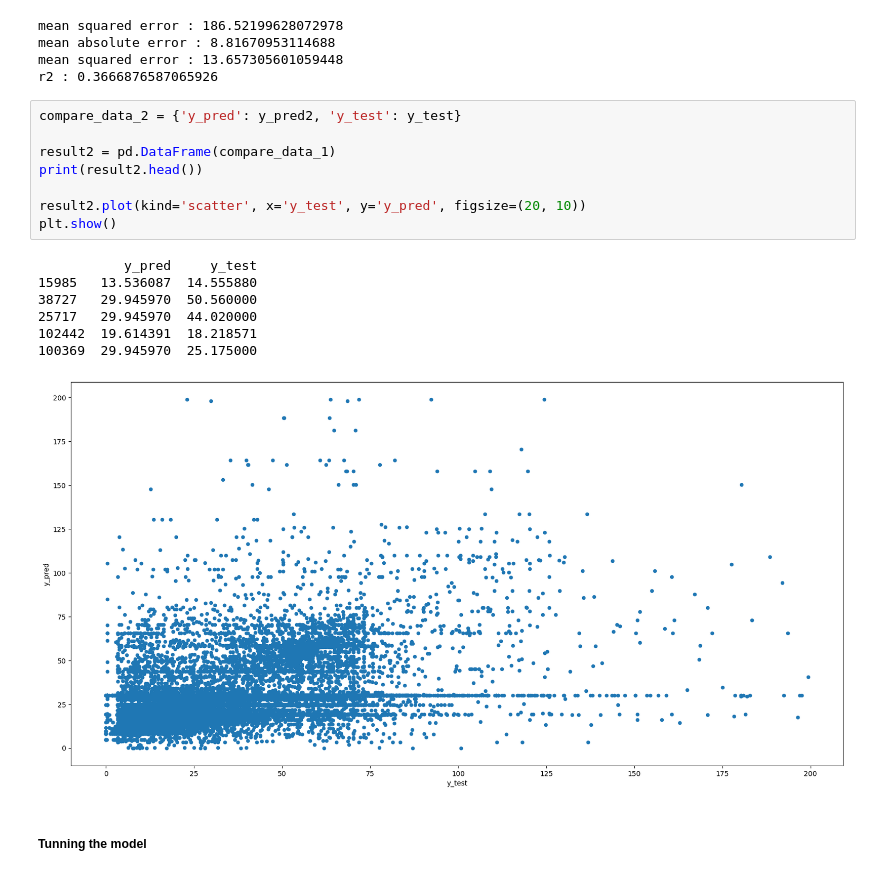
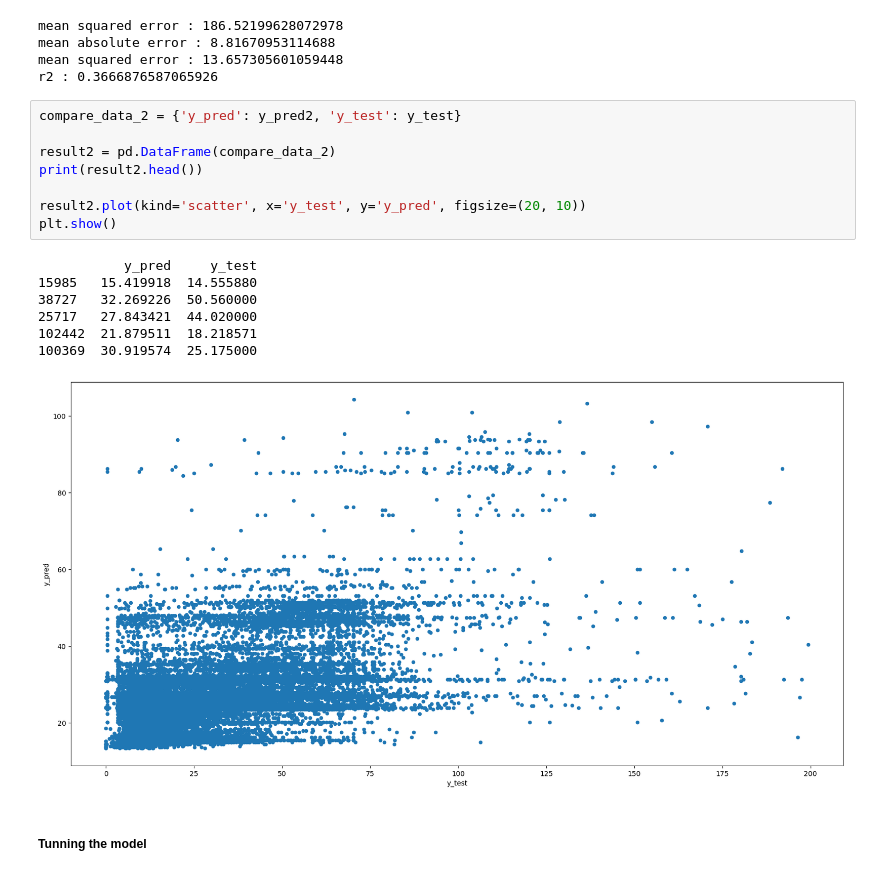
Before and after one commit to TinyHaitch/Taxi-Analysis, a Jupyter notebook: Untitled.ipynb, the cells around one changed output. Saved outputs shown, nothing was run; the diff lists cells and outputs as text.

```diff
--- a/Untitled.ipynb
+++ b/Untitled.ipynb
@@ -674,18 +674,18 @@ r2 : 0.3666876587065926
 # %%
 compare_data_2 = {'y_pred': y_pred2, 'y_test': y_test}
 
-result2 = pd.DataFrame(compare_data_1)
+result2 = pd.DataFrame(compare_data_2)
 print(result2.head())
 
 result2.plot(kind='scatter', x='y_test', y='y_pred', figsize=(20, 10))
 plt.show()
 # %% [output]
            y_pred     y_test
-15985   13.536087  14.555880
-38727   29.945970  50.560000
-25717   29.945970  44.020000
-102442  19.614391  18.218571
-100369  29.945970  25.175000
+15985   15.419918  14.555880
+38727   32.269226  50.560000
+25717   27.843421  44.020000
+102442  21.879511  18.218571
+100369  30.919574  25.175000
-[figure, old version]
+[figure, new version]
 # %% [markdown]
 ##### Tunning the model
```
Also changed, not shown: parts of 7 cells of this notebook.
